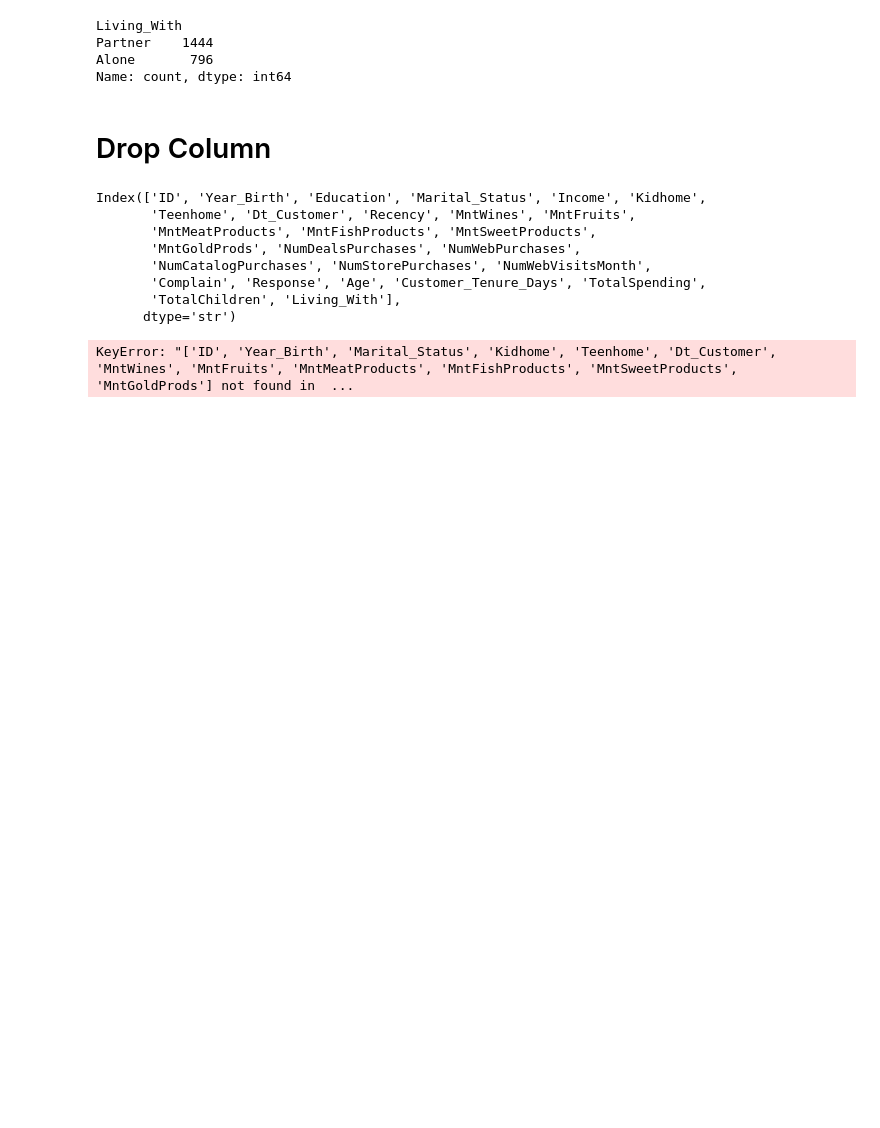
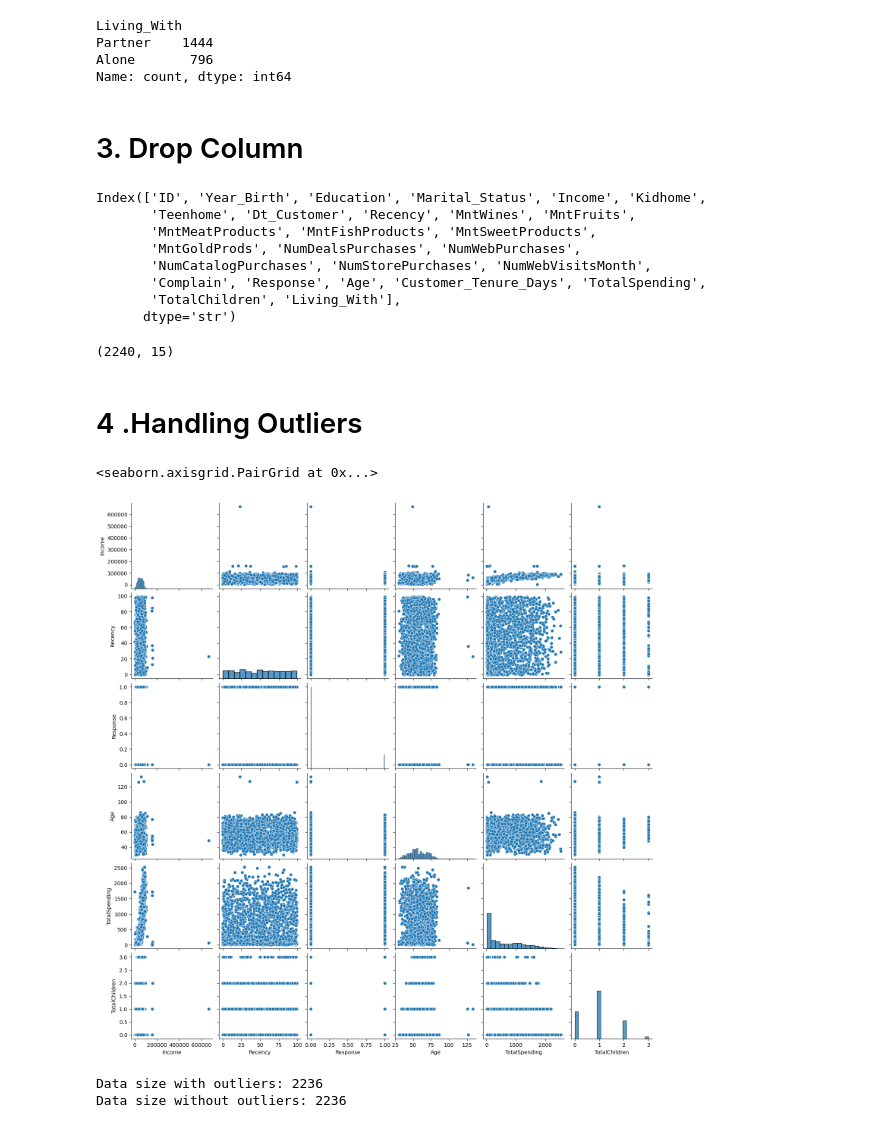
Before and after one commit to saphalkafle77-ai/smartcart_clustering_system, a Jupyter notebook: SmartCart.ipynb, the cells around one changed output. Cells and saved outputs as stored; diff of their text form; code cells hidden in the pictures; blank space fills up the shorter version.

Commit message:
Removing outliers

```diff
--- a/SmartCart.ipynb
+++ b/SmartCart.ipynb
@@ -76,7 +76,7 @@ Partner    1444
 Alone       796
 Name: count, dtype: int64
 # %% [markdown]
-# Drop Column
+# 3. Drop Column
 # %%
 smartcart.columns
 # %% [output]
@@ -92,6 +92,28 @@ Index(['ID', 'Year_Birth', 'Education', 'Marital_Status', 'Income', 'Kidhome',
 cols = ["ID","Year_Birth","Marital_Status","Kidhome","Teenhome","Dt_Customer"]
 spending_cols = ["MntWines","MntFruits","MntMeatProducts","MntFishProducts","MntSweetProducts","MntGoldProds"]
 cols_to_drop = cols + spending_cols
-smartcart_cleaned = smartcart.drop(cols_to_drop)
+smartcart_cleaned = smartcart.drop(cols_to_drop,axis=1)
-# %% [output]
-KeyError: "['ID', 'Year_Birth', 'Marital_Status', 'Kidhome', 'Teenhome', 'Dt_Customer', 'MntWines', 'MntFruits', 'MntMeatProducts', 'MntFishProducts', 'MntSweetProducts', 'MntGoldProds'] not found in  ...
+# %%
+smartcart_cleaned.shape
+# %% [output]
+(2240, 15)
+# %% [markdown]
+# 4 .Handling Outliers
+# %%
+cols = ["Income","Recency","Response","Age","TotalSpending","TotalChildren"]
+
+#relative plots of some features - pair plots
+sns.pairplot(smartcart_cleaned[cols])
+# %% [output]
+<seaborn.axisgrid.PairGrid at 0x...>
+[figure, added]
+# %%
+#Remove Outlier
+print("Data size with outliers:",len(smartcart_cleaned))
+smartcart_cleaned = smartcart_cleaned[(smartcart_cleaned["Age"]< 90)]
+smartcart_cleaned = smartcart_cleaned[(smartcart_cleaned["Income"]< 600000)]
+
+print("Data size without outliers:",len(smartcart_cleaned))
+# %% [output]
+Data size with outliers: 2236
+Data size without outliers: 2236
```
